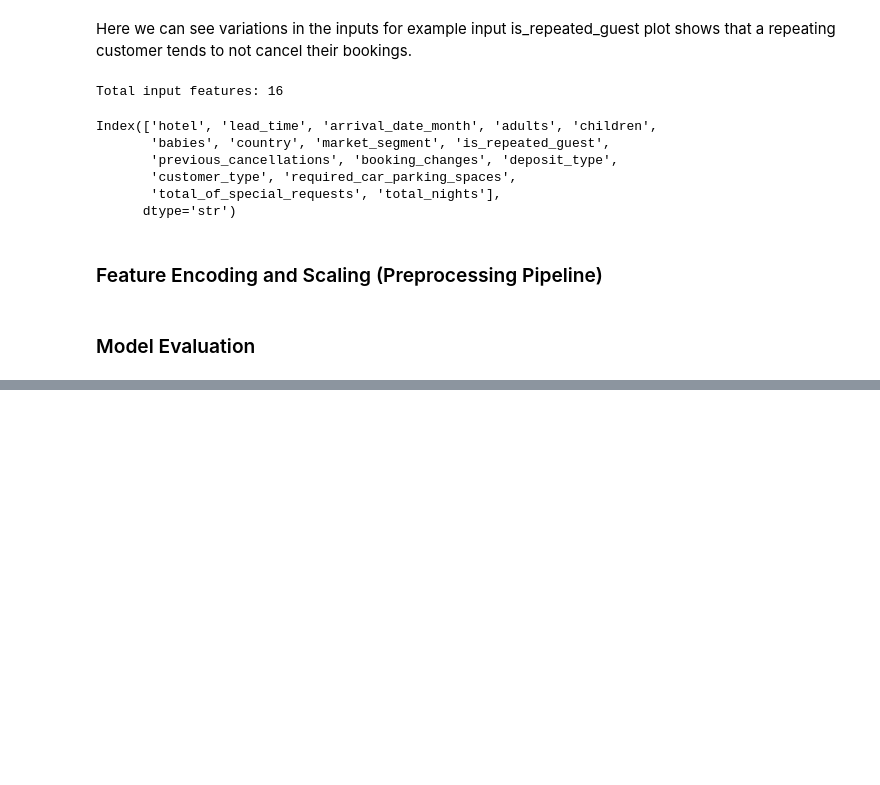
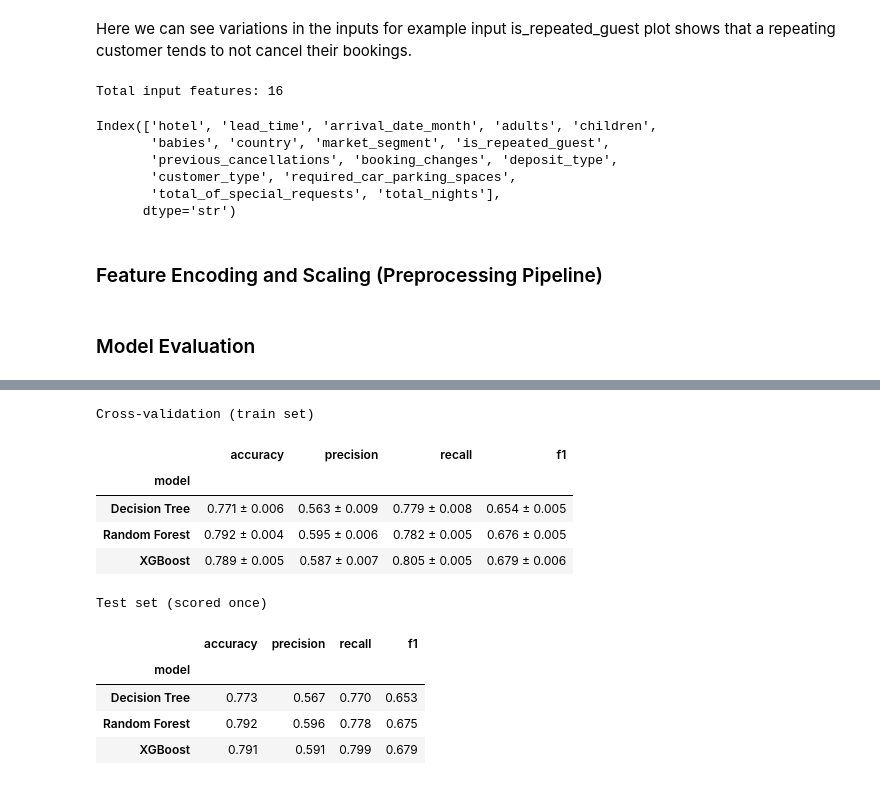
Before and after one commit to MrHarry2003/ML-Practice, a Jupyter notebook: hotel-booking-demands/notebook.ipynb, the cells around one changed output, grey strips where cells are left out. Saved outputs shown, nothing was run; the diff lists cells and outputs as text; code cells hidden in the pictures; blank space fills up the shorter version.

```diff
--- a/hotel-booking-demands/notebook.ipynb
+++ b/hotel-booking-demands/notebook.ipynb
@@ -400,0 +445,16 @@ print(accuracy)
+# %%
+X_train, X_test, y_train, y_test = train_test_split(X, y, test_size=0.2, random_state=42)
+cv = StratifiedKFold(n_splits=5, shuffle=True, random_state=42)
+
+dt_pipe = Pipeline([("prep", preprocess),
+                    ("clf", DecisionTreeClassifier(class_weight="balanced", random_state=42))])
+
+dt_grid = {
+    "clf__max_depth": [4, 6, 8, 10, 12, None],
+    "clf__min_samples_leaf": [10, 25, 50, 100],
+    "clf__criterion": ["gini", "entropy"],
+}
+dt_search = GridSearchCV(dt_pipe, dt_grid, cv=cv, scoring="f1", n_jobs=-1)
+dt_search.fit(X_train, y_train)
+print("DT best params:", dt_search.best_params_)
+print("DT best CV F1:", round(dt_search.best_score_, 3))
@@ -400,0 +500,36 @@ print(accuracy)
+# %%
+best = {
+    "Decision Tree": dt_search.best_estimator_,
+    "Random Forest": rf_search.best_estimator_,
+    "XGBoost": xgb_search.best_estimator_,
+}
+scoring = ["accuracy", "precision", "recall", "f1"]
+
+cv_rows, test_rows = [], []
+for name, model in best.items():
+    s = cross_validate(model, X_train, y_train, cv=cv, scoring=scoring, n_jobs=1)
+    cv_rows.append({"model": name, **{m: f"{s['test_'+m].mean():.3f} ± {s['test_'+m].std():.3f}" for m in scoring}})
+
+    pred = model.predict(X_test)
+    proba = model.predict_proba(X_test)[:, 1]
+    test_rows.append({"model": name,
+                      "accuracy": accuracy_score(y_test, pred),
+                      "precision": precision_score(y_test, pred),
+                      "recall": recall_score(y_test, pred),
+                      "f1": f1_score(y_test, pred)})
+
+print("Cross-validation (train set)"); display(pd.DataFrame(cv_rows).set_index("model"))
+print("Test set (scored once)");       display(pd.DataFrame(test_rows).set_index("model").round(3))
+# %% [output]
+Cross-validation (train set)
+|  | accuracy | precision | recall | f1 |
+| model |  |  |  |  |
+| Decision Tree | 0.771 ± 0.006 | 0.563 ± 0.009 | 0.779 ± 0.008 | 0.654 ± 0.005 |
+| Random Forest | 0.792 ± 0.004 | 0.595 ± 0.006 | 0.782 ± 0.005 | 0.676 ± 0.005 |
+| XGBoost | 0.789 ± 0.005 | 0.587 ± 0.007 | 0.805 ± 0.005 | 0.679 ± 0.006 |
+Test set (scored once)
+|  | accuracy | precision | recall | f1 |
+| model |  |  |  |  |
+| Decision Tree | 0.773 | 0.567 | 0.770 | 0.653 |
+| Random Forest | 0.792 | 0.596 | 0.778 | 0.675 |
+| XGBoost | 0.791 | 0.591 | 0.799 | 0.679 |
```
Also changed, not shown: parts of 14 cells of this notebook.
